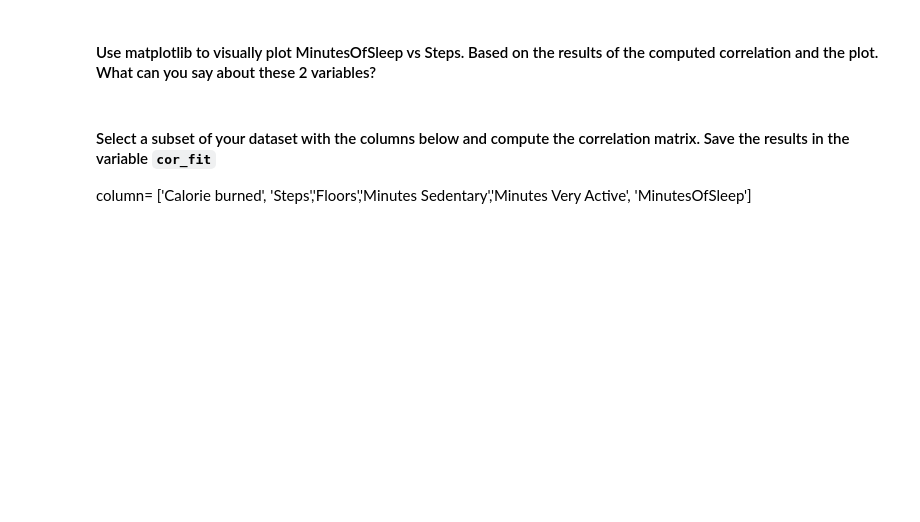
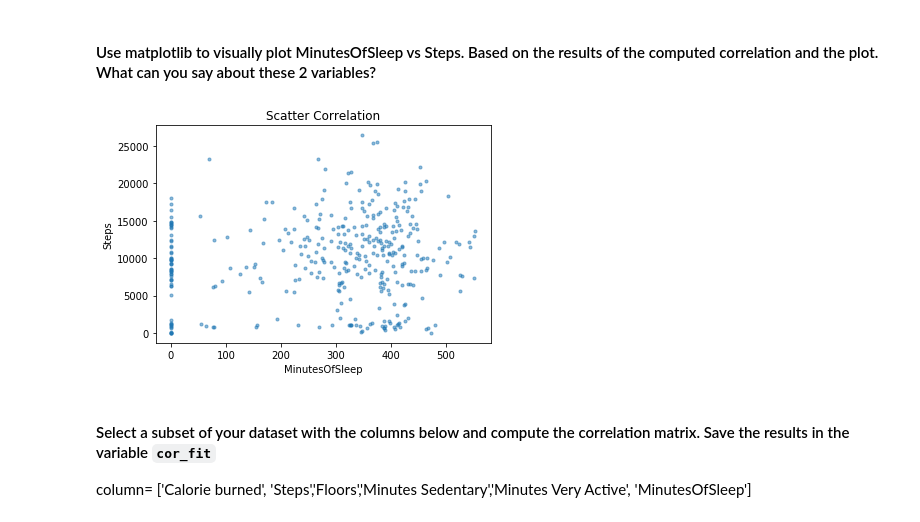
Before and after one commit to ta-datapt-bcn/lab-pivot-table-and-correlation, a Jupyter notebook: your_code/main.ipynb, the cells around one changed output. Cells and saved outputs as stored; diff of their text form; code cells hidden in the pictures; blank space fills up the shorter version.

```diff
--- a/your_code/main.ipynb
+++ b/your_code/main.ipynb
@@ -110,6 +278,9 @@
 #### Use matplotlib to visually plot MinutesOfSleep vs Steps. Based on the results of the computed correlation and the plot. What can you say about these 2 variables?
 # %%
 # your answer here
+plotar(fitbit['MinutesOfSleep'],fitbit['Steps'],['MinutesOfSleep','Steps','Scatter Correlation'])
+# %% [output]
+[figure, added]
 # %% [markdown]
 #### Select a subset of your dataset with the columns below and compute the correlation matrix. Save the results in the variable `cor_fit`
 column= ['Calorie burned', 'Steps','Floors','Minutes Sedentary','Minutes Very Active', 'MinutesOfSleep']
```
Also changed, not shown: parts of 47 cells of this notebook.
